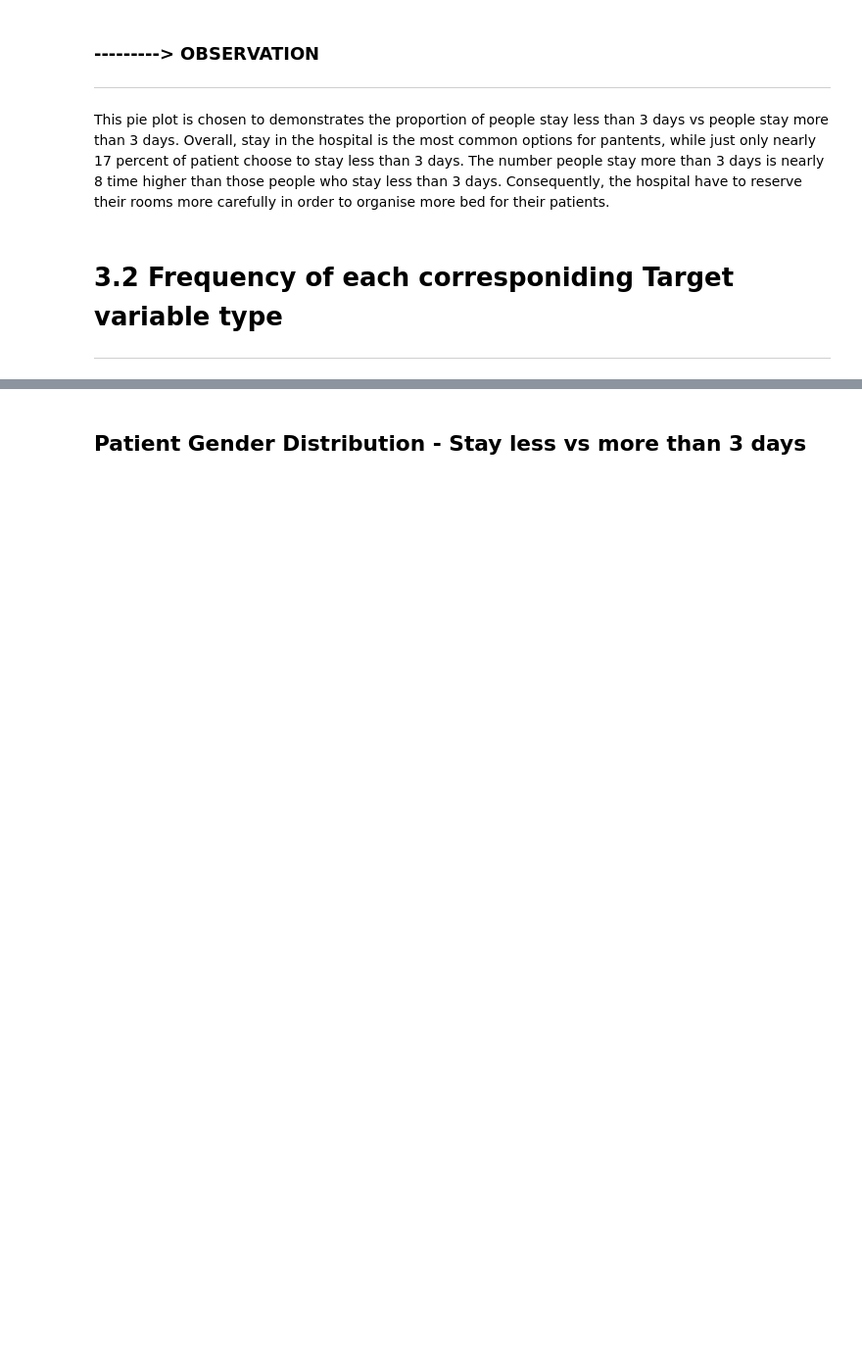
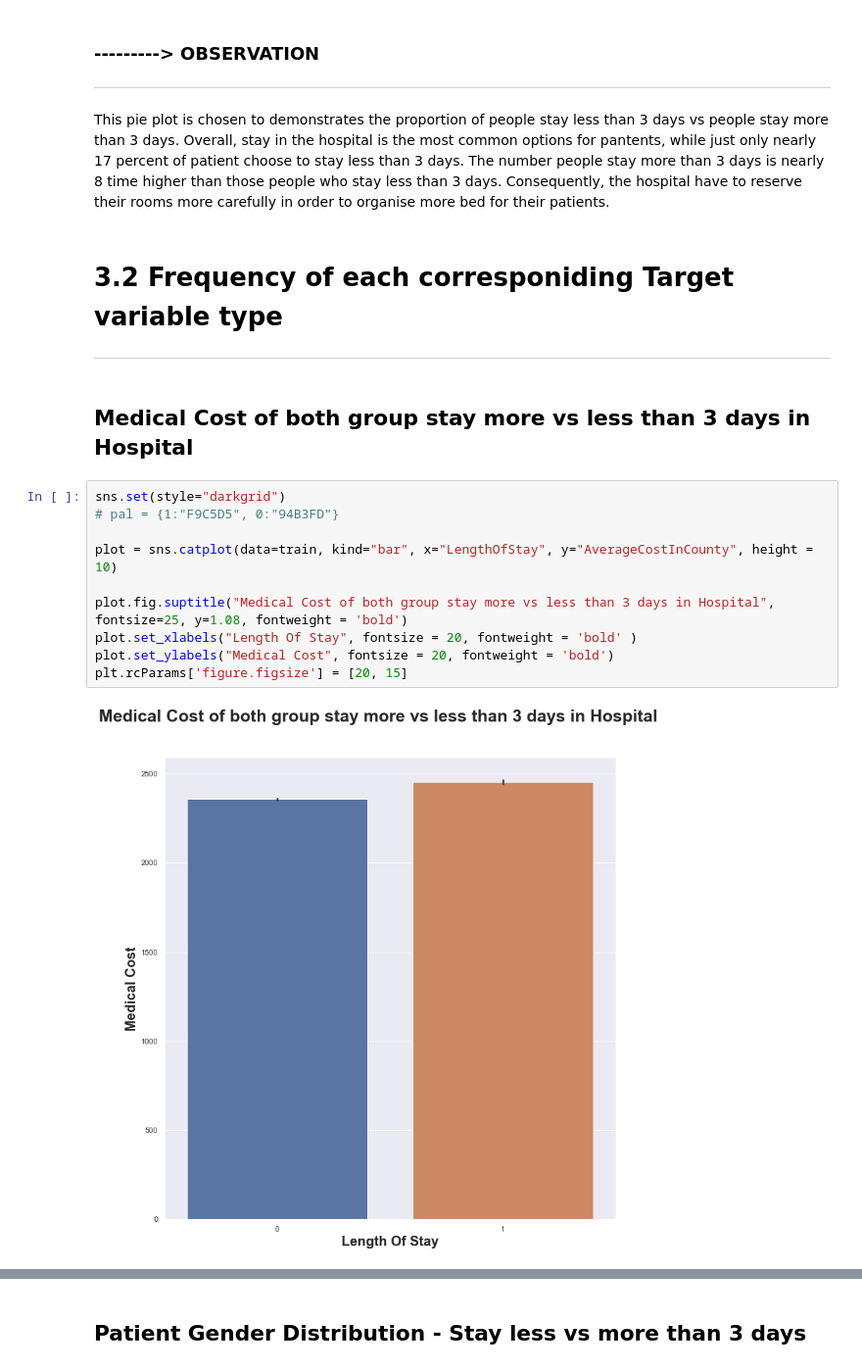
Before and after one commit to ChauHuynh1/DataScience, a Jupyter notebook: Hospital/HospitalProblem.ipynb, the cells around one changed output, grey strips where cells are left out. Shown at 98% size. Cells and saved outputs as stored; diff of their text form; blank space fills up the shorter version.

Commit message:
update hospital problem

```diff
--- a/Hospital/HospitalProblem.ipynb
+++ b/Hospital/HospitalProblem.ipynb
@@ -1063,3 +1063,17 @@ This pie plot is chosen to demonstrates the proportion of people stay less than
 <a id="3.2"></a>
 # 3.2 Frequency of each corresponiding Target variable type
 ****
+# %% [markdown]
+## Medical Cost of both group stay more vs less than 3 days in Hospital
+# %%
+sns.set(style="darkgrid")
+# pal = {1:"F9C5D5", 0:"94B3FD"}
+
+plot = sns.catplot(data=train, kind="bar", x="LengthOfStay", y="AverageCostInCounty", height = 10)
+
+plot.fig.suptitle("Medical Cost of both group stay more vs less than 3 days in Hospital", fontsize=25, y=1.08, fontweight = 'bold')
+plot.set_xlabels("Length Of Stay", fontsize = 20, fontweight = 'bold' )
+plot.set_ylabels("Medical Cost", fontsize = 20, fontweight = 'bold')
+plt.rcParams['figure.figsize'] = [20, 15]
+# %% [output]
+[figure, added]
```
Also changed, not shown: parts of 99 cells of this notebook.
